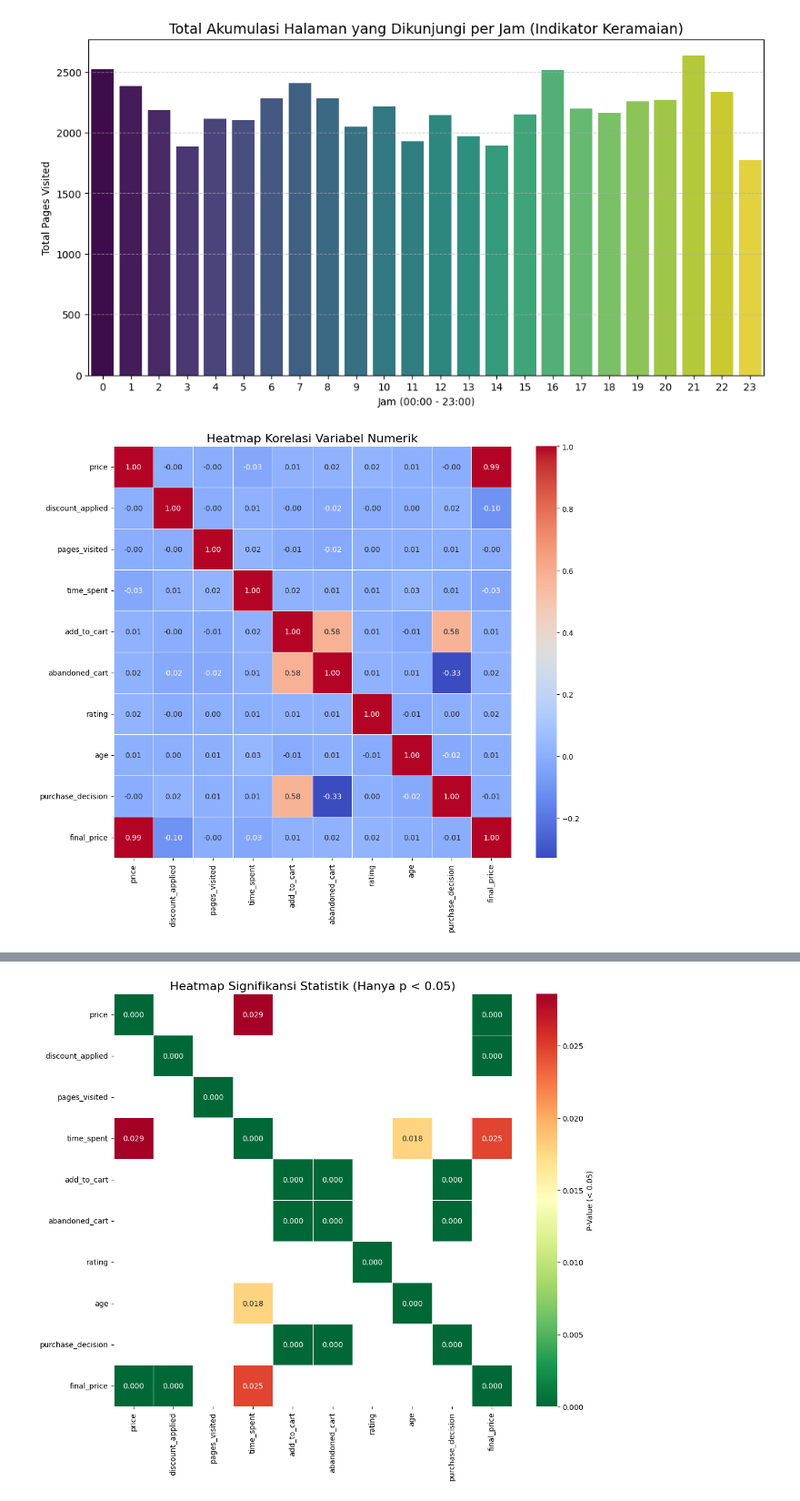
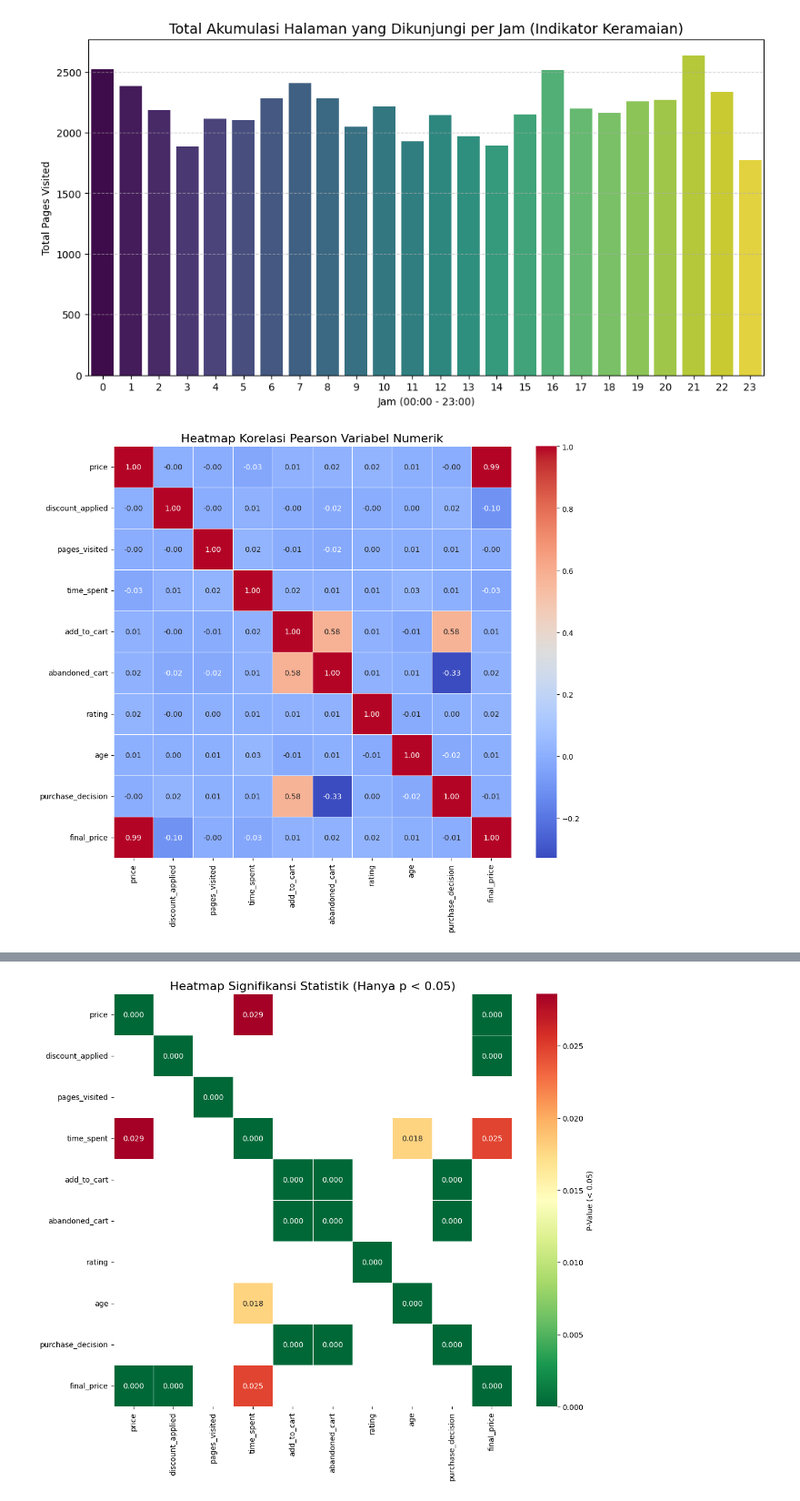
Before and after one commit to Arfan-Susanto/Projek-Data-Analyst, a Jupyter notebook: (Progress) Kaggle - AI-Driven Consumer Behavior/Progress.ipynb, the cells around one changed output, grey strips where cells are left out. Shown at 91% size. Saved outputs shown, nothing was run; the diff lists cells and outputs as text; code cells hidden in the pictures.

```diff
--- a/(Progress) Kaggle - AI-Driven Consumer Behavior/Progress.ipynb
+++ b/(Progress) Kaggle - AI-Driven Consumer Behavior/Progress.ipynb
@@ -589,10 +593,10 @@ plt.show()
 # %%
 numeric_df = df.select_dtypes(include=['int64', 'float64'])
 corr_matrix = numeric_df.corr()
 
 plt.figure(figsize=(12, 10))
 sns.heatmap(corr_matrix, annot=True, cmap='coolwarm', fmt='.2f', linewidths=0.5)
-plt.title('Heatmap Korelasi Variabel Numerik', size=16)
+plt.title('Heatmap Korelasi Pearson Variabel Numerik', size=16)
 plt.show()
 # %% [output]
-[figure, old version]
+[figure, new version]
```
Also changed, not shown: parts of 11 cells of this notebook.
